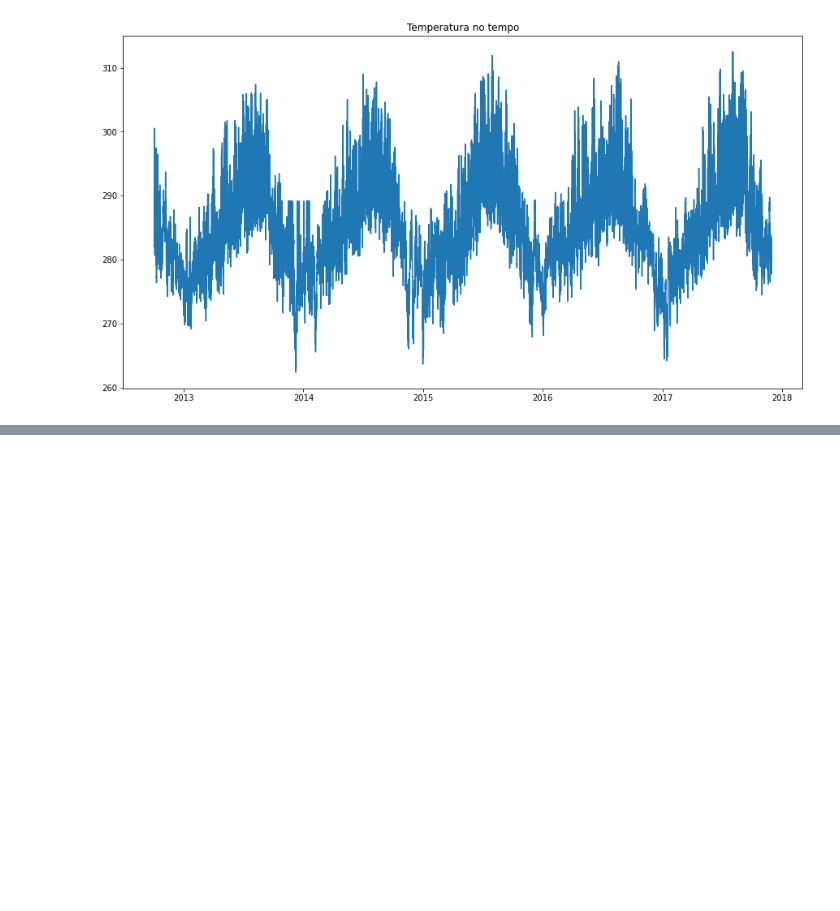
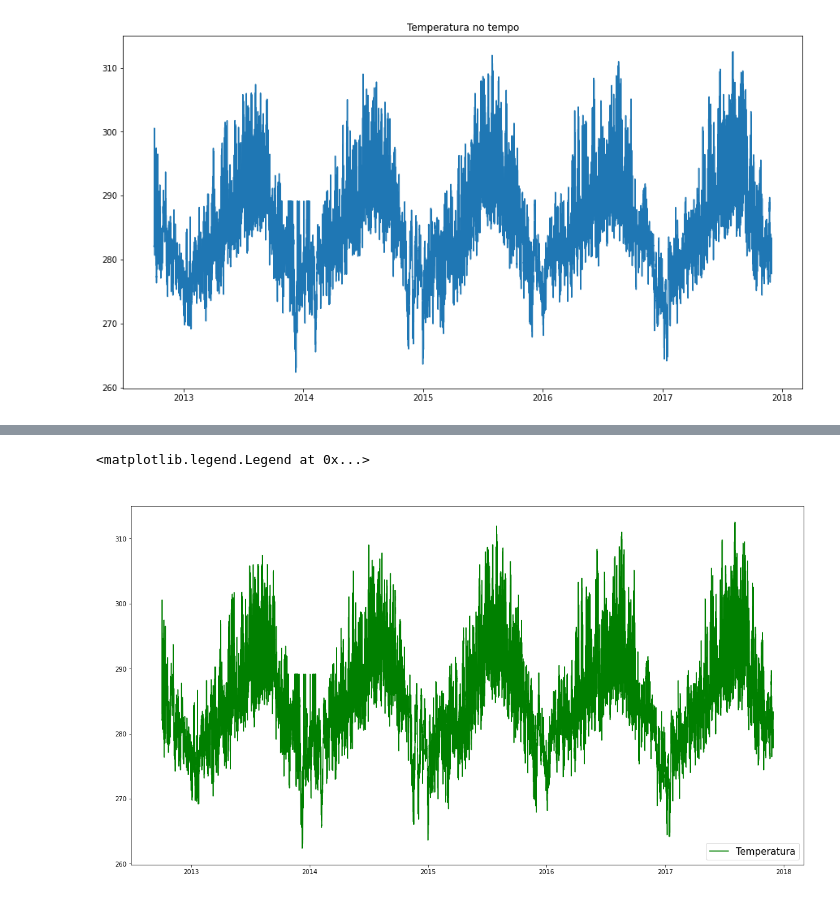
Before and after one commit to MM-coder-bit/Data_Visualization_MatPlotLib, a Jupyter notebook: 1 - Customização matplotlib.ipynb, the cells around one changed output, grey strips where cells are left out. Cells and saved outputs as stored; diff of their text form; code cells hidden in the pictures; blank space fills up the shorter version.

```diff
--- a/1 - Customização matplotlib.ipynb
+++ b/1 - Customização matplotlib.ipynb
@@ -53,0 +70,12 @@ Text(0.5, 1.0, 'Temperatura no tempo')
+# %%
+fig = plt.figure(figsize=(15,8))
+eixo = fig.add_axes([0,0,1,1])
+eixo.plot(df['data'], df['temperatura'],color='green')
+
+eixo.set_title('Temperatura no momento',fontsize=25,color="white")
+eixo.set_ylabel('Temperatura',fontsize=20, color="white")
+eixo.set_xlabel('Data',fontsize=20,color="white")
+eixo.legend(['Temperatura'],loc = 'lower right',fontsize=15)
+# %% [output]
+<matplotlib.legend.Legend at 0x...>
+[figure, added]
```
Also changed, not shown: parts of 4 cells of this notebook.
